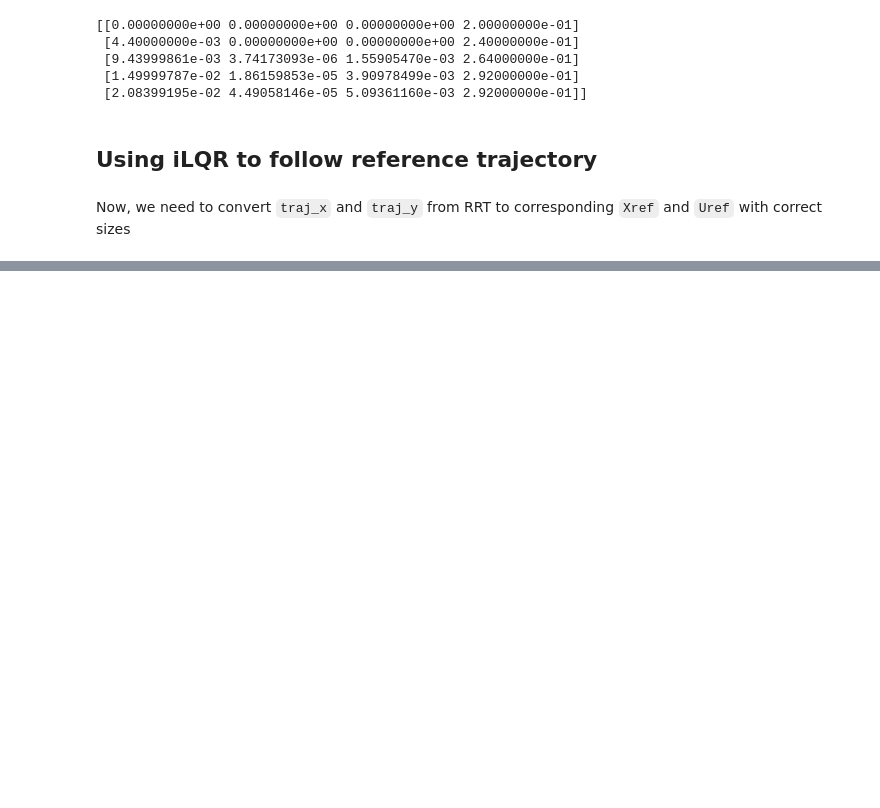
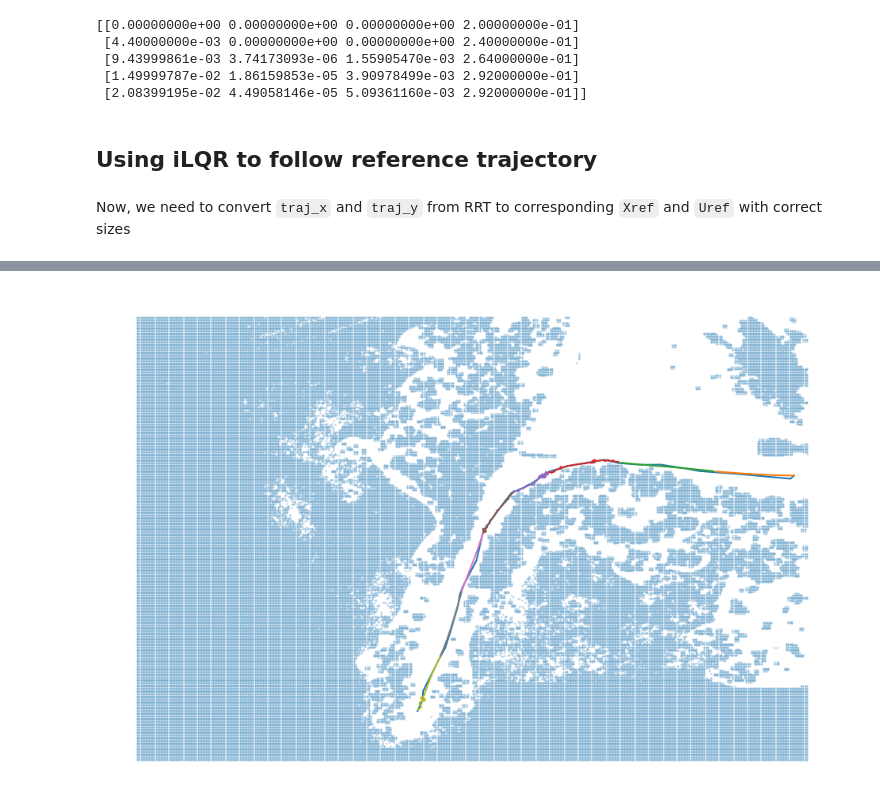
Before and after one commit to Antoine-Bergerault/OCRL-Project, a Jupyter notebook: main.ipynb, the cells around one changed output, grey strips where cells are left out. Cells and saved outputs as stored; diff of their text form; code cells hidden in the pictures; blank space fills up the shorter version.

```diff
--- a/main.ipynb
+++ b/main.ipynb
@@ -205,32 +200,80 @@ plt.show()
 # %%
+fig = plt.gcf()
+fig.set_size_inches(12, 8)
+plt.ion() # enable interactivity
+
+plt.scatter(search_space_x, search_space_y, s=0.05)
+
+plt.plot(Xref[:, 0], Xref[:, 1])
+
+plt.axis('off')
+#plt.savefig(f"assets/iLQR/iLQR-150-{version}.png", bbox_inches='tight')
+#plt.show()
+
 # problem size
 dt = model.dt
 
 # tracking cost function
-Q = np.diag([1, 1, 10, 10])
-R = np.diag([0.01, 10])
-Qf = 20*Q
+Q = np.diag([4, 4, 0.5, 0.1])
+R = np.diag([0.1, 0.2])
+Qf = 10*Q
 
-# the params needed by iLQR
-qrParams = qr.QR(
-    Q=Q,
-    Qf=Qf,
-    R=R,
-    Xref=Xref,
-    Uref=Uref,
-    nx=params.nx,
-    nu=params.nu,
-    N=N,
-    model=params.model
-)
+arrX = []
+arrU = []
+arrK = []
 
-# initial condition
-x0 = Xref[0]
+print(f"Xref length: {len(Xref)}")
+print(f"Uref length: {len(Uref)}")
 
-# initial guess controls
-U = Uref
-U[:, 0] += 1e-10*np.random.normal(size=Uref.shape[0]) # for controllability
+chunk = 30
+i = 0
+while (i*chunk) < len(Xref):
+    print(" ")
+    print(f"Optimizing chunk {i}")
 
-# solve with iLQR
-X, U, K = qr.iLQR(x0, U, bicycle_model.discrete_dynamics, bicycle_model.discrete_dynamics_grad, qrParams)
+    print(f"X: {chunk*i if i==0 else chunk*i-1}-{chunk*(i+1)-1}")
+    print(f"U: {chunk*i if i==0 else chunk*i-1}-{chunk*(i+1)-1-1}")
+
+    subX = Xref[chunk*i:chunk*(i+1)]
+    subU = Uref[chunk*i if i==0 else chunk*i-1:chunk*(i+1)-1]
+
+    if i > 0:
+        x0 = np.array([arrX[-1][-1]])
+        subX = np.vstack((x0, subX)) # append last of previous chunk
+
+    # the params needed by iLQR
+    qrParams = qr.QR(
+        Q=Q,
+        Qf=Qf,
+        R=R,
+        Xref=subX,
+        Uref=subU,
+        nx=params.nx,
+        nu=params.nu,
+        N=len(subX),
+        model=params.model
+    )
+
+    # initial condition
+    x0 = subX[0]
+
+    # initial guess controls
+    U = subU
+    U[:, 0] += 1e-10*np.random.normal(size=subU.shape[0]) # for controllability
+
+    # solve with iLQR
+    Xi, Ui, Ki = qr.iLQR(x0, U, bicycle_model.discrete_dynamics, bicycle_model.discrete_dynamics_grad, qrParams)
+
+    if i > 0:
+        Xi = Xi[1:] # remove first element to avoid duplicates
+
+    arrX.append(Xi)
+    arrU.append(Ui)
+    arrK.append(Ki)
+
+    plt.plot(Xi[:, 0], Xi[:, 1])
+
+    i += 1
+
+print("Optimization done")
 # %% [output]
@@ -237,0 +297 @@ iLQR failed
+[figure, added]
```
Also changed, not shown: parts of 11 cells of this notebook, 1 other file.
